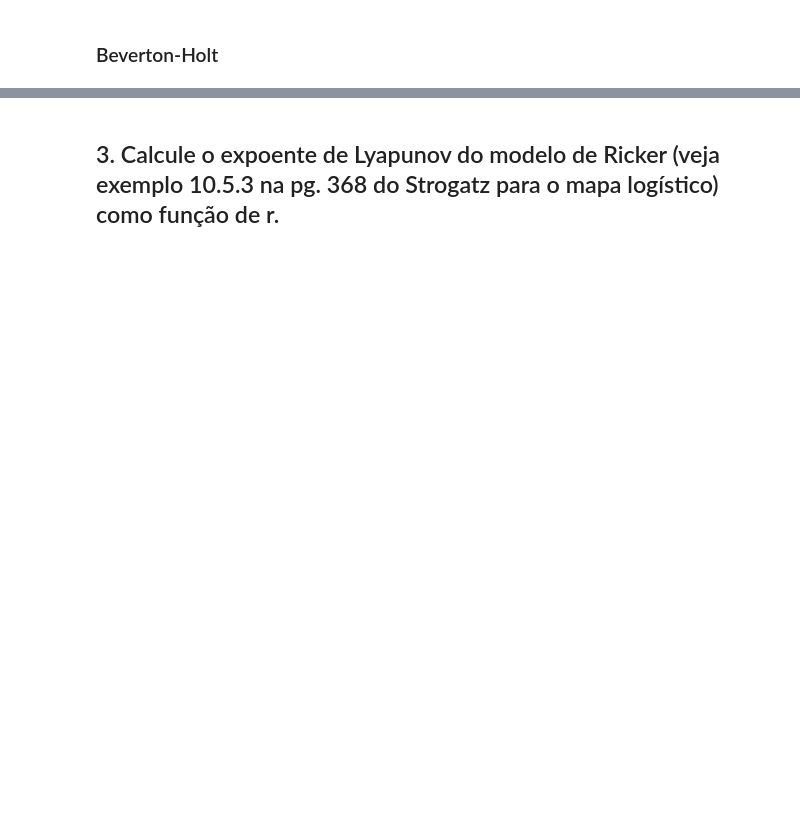
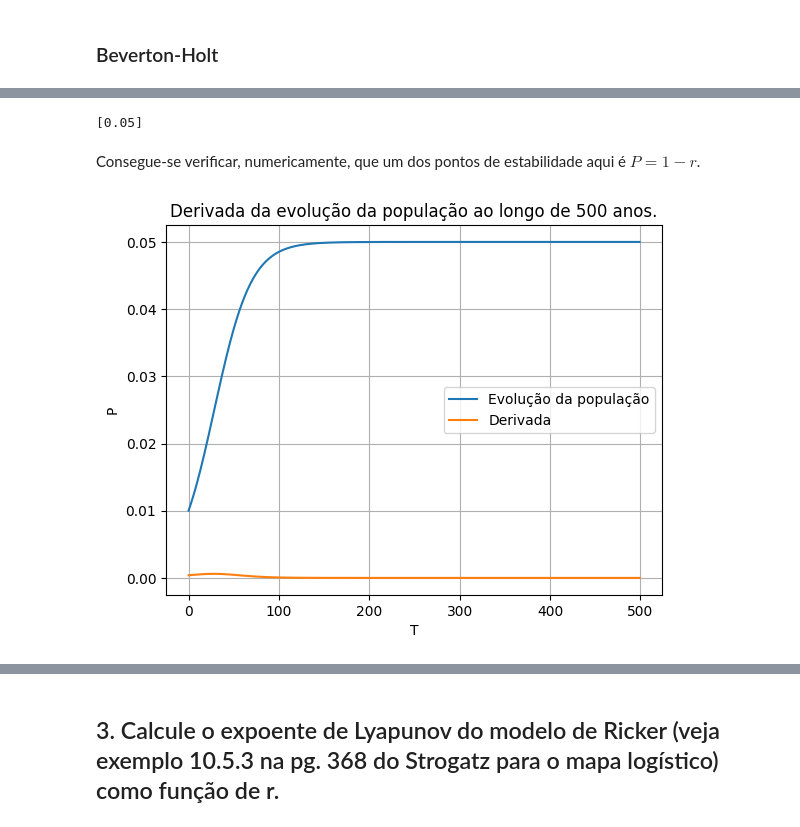
Before and after one commit to JoaoDell/modelagem-em-biologia, a Jupyter notebook: projetos/proj3/proj3-10799783.ipynb, the cells around one changed output, grey strips where cells are left out. Drawn from its saved outputs; the diff is of its cells as text; code cells hidden in the pictures; blank space fills up the shorter version.

```diff
--- a/projetos/proj3/proj3-10799783.ipynb
+++ b/projetos/proj3/proj3-10799783.ipynb
@@ -16,0 +139,18 @@ def ricker(P_t, r, K):
+# %%
+# Garantindo mesmo tamanho de Ps e dPs
+dPs = np.append(forward_diff(Ps), 0.0)
+print(Ps[dPs == 0.0])
+# %% [output]
+[0.05]
+# %% [markdown]
+Consegue-se verificar, numericamente, que um dos pontos de estabilidade aqui é $P = 1 - r$.
+# %%
+plt.title(f"Derivada da evolução da população ao longo de {T} anos.")
+plt.plot(Ts, Ps, label = "Evolução da população")
+plt.plot(Ts, np.append(forward_diff(Ps), 0.0), label = "Derivada")
+plt.xlabel("T")
+plt.ylabel("P")
+plt.legend()
+plt.grid()
+# %% [output]
+[figure, added]
```
Also changed, not shown: parts of 31 cells of this notebook, 2 other files.
